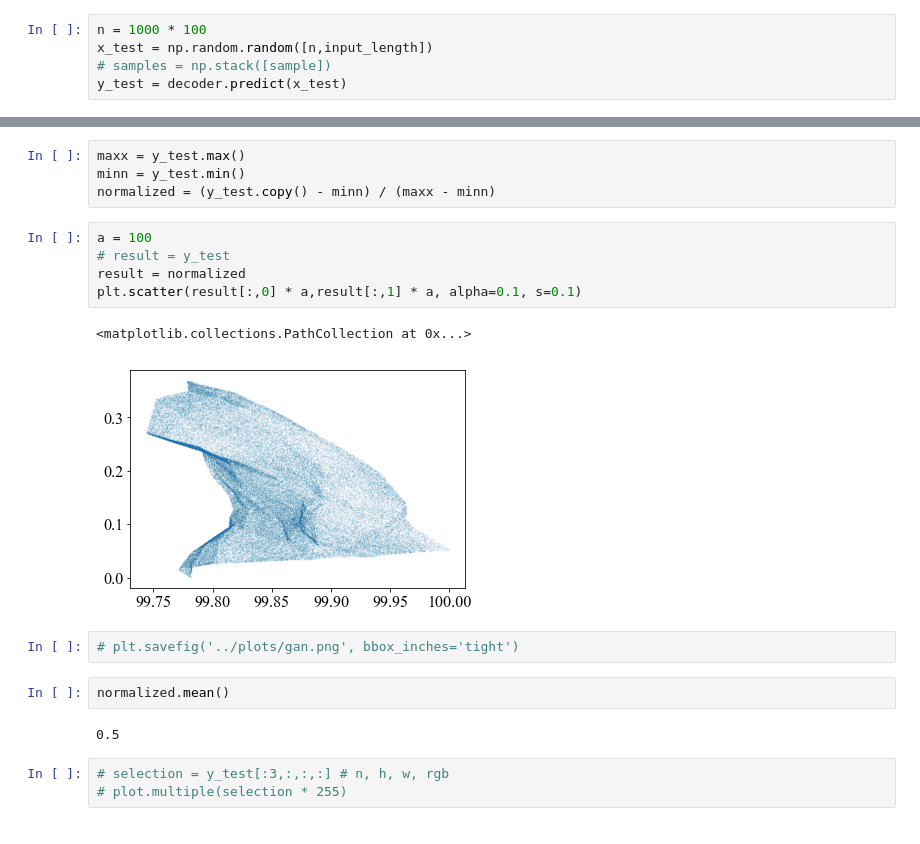
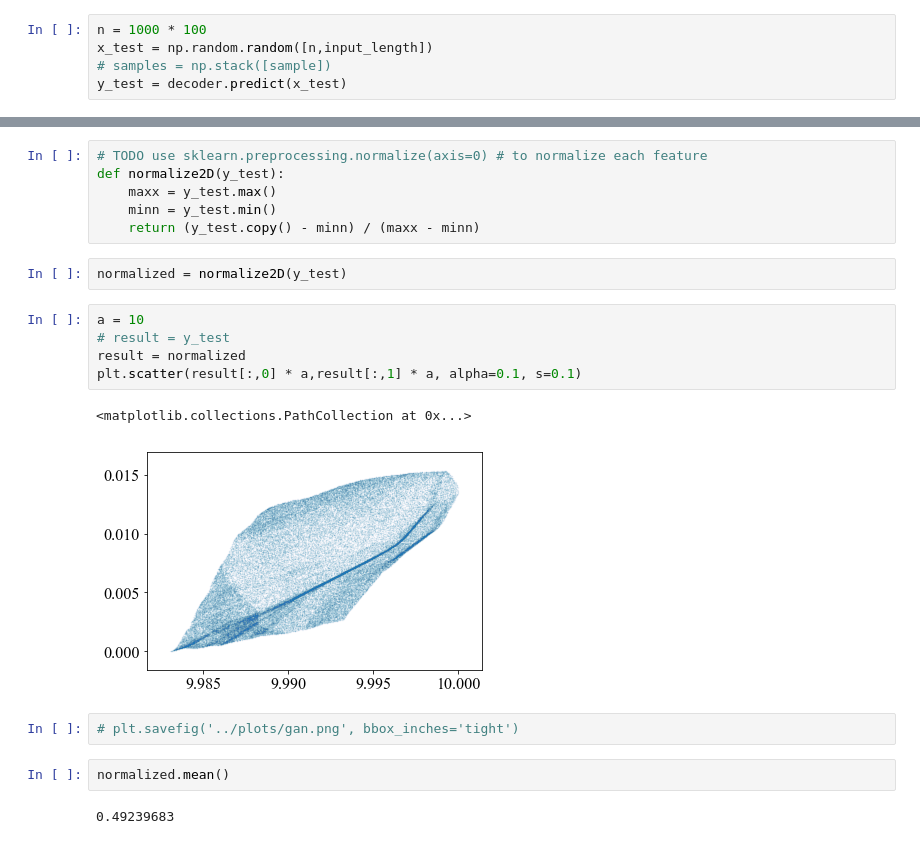
Before and after one commit to voschezang/trash-image-classification, a Jupyter notebook: src/nn/nn-autoencoder-random-large.ipynb, the cells around one changed output, grey strips where cells are left out. Drawn from its saved outputs; the diff is of its cells as text.

```diff
--- a/src/nn/nn-autoencoder-random-large.ipynb
+++ b/src/nn/nn-autoencoder-random-large.ipynb
@@ -131,21 +133,22 @@ print(y_test.max(), y_test.min())
 # %%
-maxx = y_test.max()
-minn = y_test.min()
-normalized = (y_test.copy() - minn) / (maxx - minn)
+# TODO use sklearn.preprocessing.normalize(axis=0) # to normalize each feature
+def normalize2D(y_test):
+    maxx = y_test.max()
+    minn = y_test.min()
+    return (y_test.copy() - minn) / (maxx - minn)
+# %%
+normalized = normalize2D(y_test)
 # %%
-a = 100
+a = 10
 # result = y_test
 result = normalized
 plt.scatter(result[:,0] * a,result[:,1] * a, alpha=0.1, s=0.1)
 # %% [output]
 <matplotlib.collections.PathCollection at 0x...>
-[figure, old version]
+[figure, new version]
 # %%
 # plt.savefig('../plots/gan.png', bbox_inches='tight')
 # %%
 normalized.mean()
 # %% [output]
-0.5
+0.49239683
-# %%
-# selection = y_test[:3,:,:,:] # n, h, w, rgb
-# plot.multiple(selection * 255)
```
Also changed, not shown: parts of 41 cells of this notebook.
